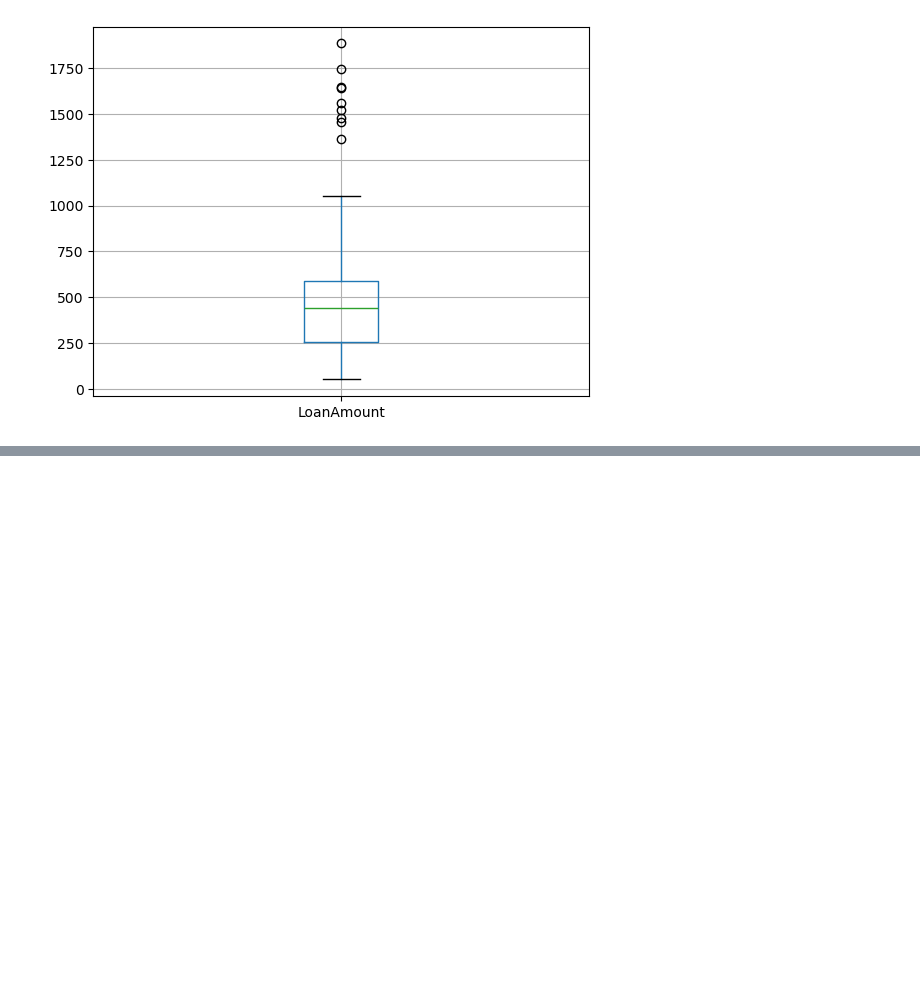
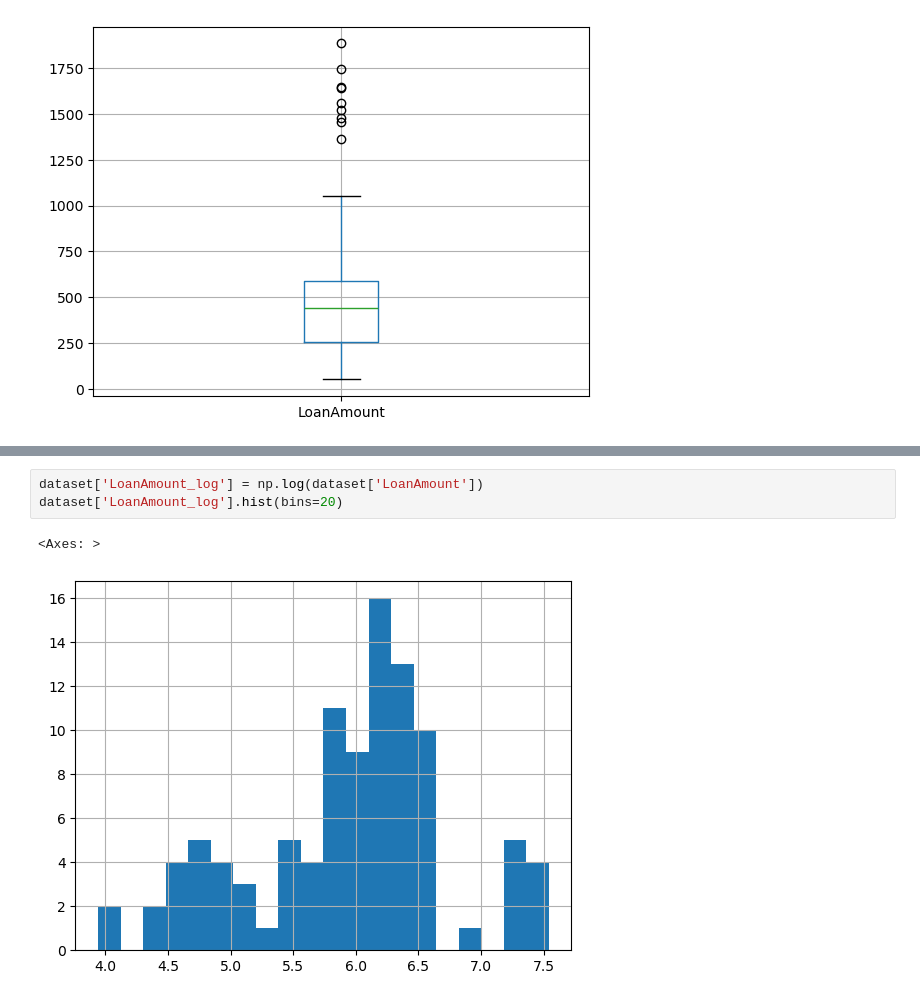
Before and after one commit to SatishLawrenceMaharaj/MLDemoLoanEligibilityPrediction, a Jupyter notebook: MLLoanPrediction.ipynb, the cells around one changed output, grey strips where cells are left out. Drawn from its saved outputs; the diff is of its cells as text; blank space fills up the shorter version.

```diff
--- a/MLLoanPrediction.ipynb
+++ b/MLLoanPrediction.ipynb
@@ -97,0 +98,6 @@ dataset['LoanAmount'].hist(bins=20)
+# %%
+dataset['LoanAmount_log'] = np.log(dataset['LoanAmount'])
+dataset['LoanAmount_log'].hist(bins=20)
+# %% [output]
+<Axes: >
+[figure, added]
```
Also changed, not shown: parts of 16 cells of this notebook, 1 other file.
